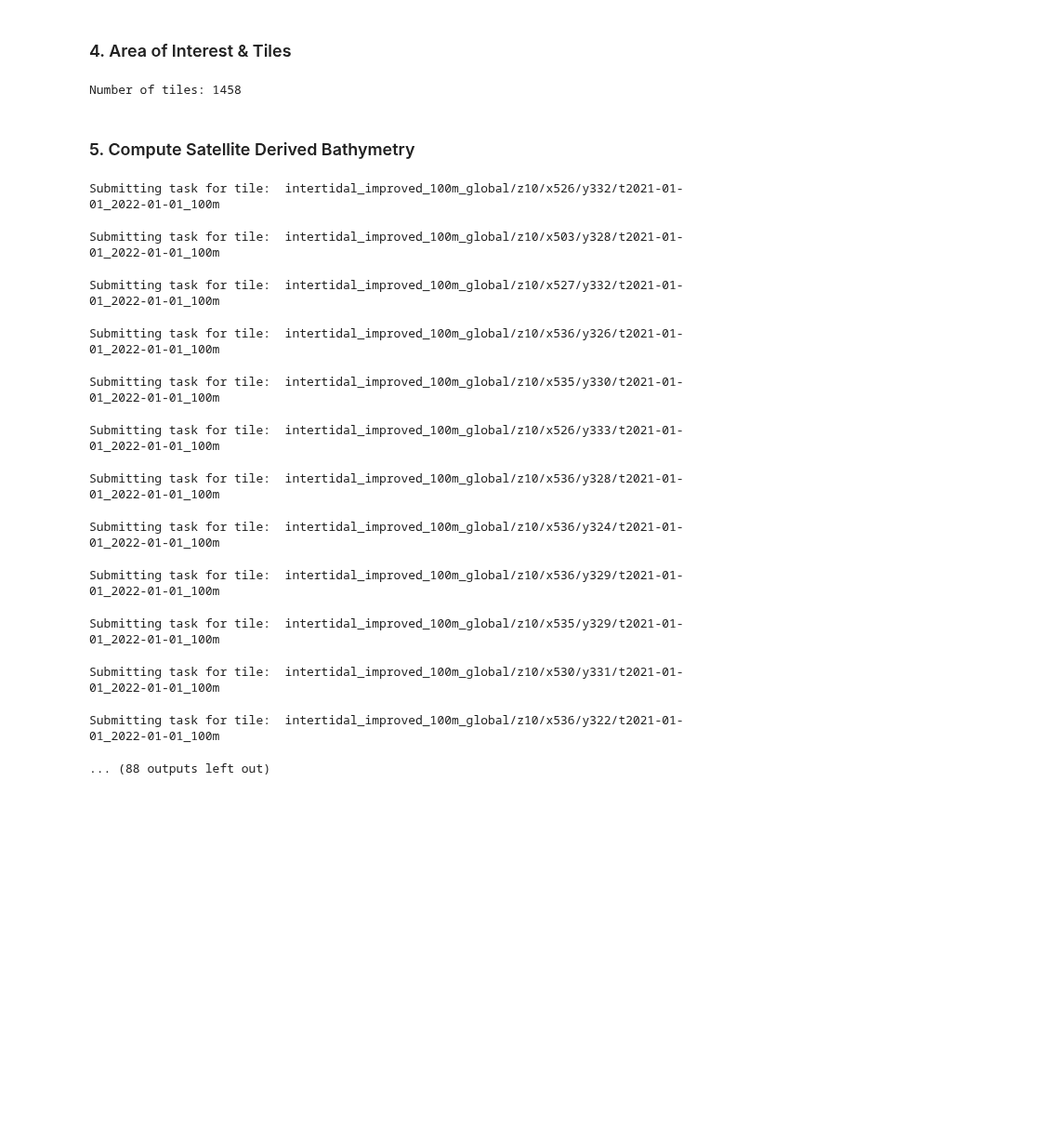
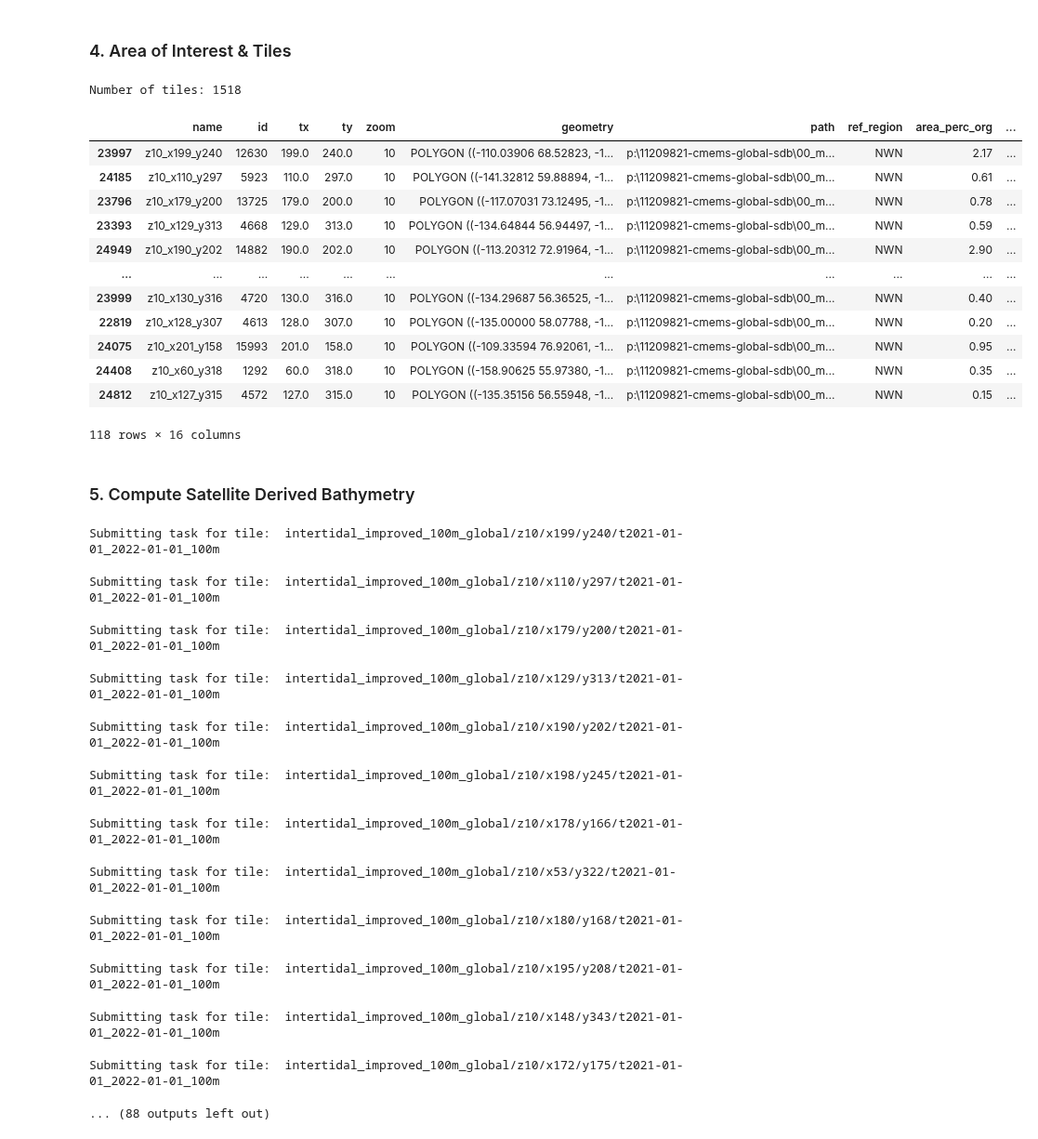
Before and after one commit to openearth/eo-bathymetry, a Jupyter notebook: notebooks/cmems-bathymetry/02_download_proxies.ipynb, the cells around one changed output. Shown at 93% size. Cells and saved outputs as stored; diff of their text form; code cells hidden in the pictures; blank space fills up the shorter version.

```diff
--- a/notebooks/cmems-bathymetry/02_download_proxies.ipynb
+++ b/notebooks/cmems-bathymetry/02_download_proxies.ipynb
@@ -97,7 +97,7 @@ gdf_mask = gpd.read_parquet(file_path_mask)
 gdf_mask_ed = gpd.read_parquet(file_path_mask_ed)
 gdf_tiles = gpd.read_parquet(file_path_tiles)
 # %%
-project_name = "NEU"
+project_name = "NWN"
 
 if run_mode == 'local':
 
@@ -177,7 +177,25 @@ if run_mode == 'global':
     # put to gdf_tiles
     gdf_tiles = gdf_tiles_red
 # %% [output]
-Number of tiles: 1458
+Number of tiles: 1518
+# %%
+gdf_tiles = gdf_tiles[1400:]
+# %%
+gdf_tiles
+# %% [output]
+|  | name | id | tx | ty | zoom | geometry | path | ref_region | area_perc_org | ... |
+| 23997 | z10_x199_y240 | 12630 | 199.0 | 240.0 | 10 | POLYGON ((-110.03906 68.52823, -1... | p:\11209821-cmems-global-sdb\00_m... | NWN | 2.17 | ... |
+| 24185 | z10_x110_y297 | 5923 | 110.0 | 297.0 | 10 | POLYGON ((-141.32812 59.88894, -1... | p:\11209821-cmems-global-sdb\00_m... | NWN | 0.61 | ... |
+| 23796 | z10_x179_y200 | 13725 | 179.0 | 200.0 | 10 | POLYGON ((-117.07031 73.12495, -1... | p:\11209821-cmems-global-sdb\00_m... | NWN | 0.78 | ... |
+| 23393 | z10_x129_y313 | 4668 | 129.0 | 313.0 | 10 | POLYGON ((-134.64844 56.94497, -1... | p:\11209821-cmems-global-sdb\00_m... | NWN | 0.59 | ... |
+| 24949 | z10_x190_y202 | 14882 | 190.0 | 202.0 | 10 | POLYGON ((-113.20312 72.91964, -1... | p:\11209821-cmems-global-sdb\00_m... | NWN | 2.90 | ... |
+| ... | ... | ... | ... | ... | ... | ... | ... | ... | ... | ... |
+| 23999 | z10_x130_y316 | 4720 | 130.0 | 316.0 | 10 | POLYGON ((-134.29687 56.36525, -1... | p:\11209821-cmems-global-sdb\00_m... | NWN | 0.40 | ... |
+| 22819 | z10_x128_y307 | 4613 | 128.0 | 307.0 | 10 | POLYGON ((-135.00000 58.07788, -1... | p:\11209821-cmems-global-sdb\00_m... | NWN | 0.20 | ... |
+| 24075 | z10_x201_y158 | 15993 | 201.0 | 158.0 | 10 | POLYGON ((-109.33594 76.92061, -1... | p:\11209821-cmems-global-sdb\00_m... | NWN | 0.95 | ... |
+| 24408 | z10_x60_y318 | 1292 | 60.0 | 318.0 | 10 | POLYGON ((-158.90625 55.97380, -1... | p:\11209821-cmems-global-sdb\00_m... | NWN | 0.35 | ... |
+| 24812 | z10_x127_y315 | 4572 | 127.0 | 315.0 | 10 | POLYGON ((-135.35156 56.55948, -1... | p:\11209821-cmems-global-sdb\00_m... | NWN | 0.15 | ... |
+118 rows × 16 columns
 # %%
 # Plot area of interest
 # m = folium.Map(location=[gdf_aoi.centroid.y, gdf_aoi.centroid.x], zoom_start=6)
@@ -574,19 +592,19 @@ for idx, row in tqdm(gdf_tiles.iterrows(), total=gdf_tiles.shape[0]):
 start_time = time.time()
 
 # save the task list as a pickle file
-with open(os.path.join(file_path_progress, ("tasks_" + project_name +".pkl")), "wb") as f:
+with open(os.path.join(file_path_progress, ("tasks_" + project_name +"2.pkl")), "wb") as f:
     pickle.dump(tasks, f)
 # %% [output]
-Submitting task for tile:  intertidal_improved_100m_global/z10/x526/y332/t2021-01-01_2022-01-01_100m
+Submitting task for tile:  intertidal_improved_100m_global/z10/x199/y240/t2021-01-01_2022-01-01_100m
-Submitting task for tile:  intertidal_improved_100m_global/z10/x503/y328/t2021-01-01_2022-01-01_100m
+Submitting task for tile:  intertidal_improved_100m_global/z10/x110/y297/t2021-01-01_2022-01-01_100m
-Submitting task for tile:  intertidal_improved_100m_global/z10/x527/y332/t2021-01-01_2022-01-01_100m
+Submitting task for tile:  intertidal_improved_100m_global/z10/x179/y200/t2021-01-01_2022-01-01_100m
-Submitting task for tile:  intertidal_improved_100m_global/z10/x536/y326/t2021-01-01_2022-01-01_100m
+Submitting task for tile:  intertidal_improved_100m_global/z10/x129/y313/t2021-01-01_2022-01-01_100m
-Submitting task for tile:  intertidal_improved_100m_global/z10/x535/y330/t2021-01-01_2022-01-01_100m
+Submitting task for tile:  intertidal_improved_100m_global/z10/x190/y202/t2021-01-01_2022-01-01_100m
-Submitting task for tile:  intertidal_improved_100m_global/z10/x526/y333/t2021-01-01_2022-01-01_100m
+Submitting task for tile:  intertidal_improved_100m_global/z10/x198/y245/t2021-01-01_2022-01-01_100m
-Submitting task for tile:  intertidal_improved_100m_global/z10/x536/y328/t2021-01-01_2022-01-01_100m
+Submitting task for tile:  intertidal_improved_100m_global/z10/x178/y166/t2021-01-01_2022-01-01_100m
-Submitting task for tile:  intertidal_improved_100m_global/z10/x536/y324/t2021-01-01_2022-01-01_100m
+Submitting task for tile:  intertidal_improved_100m_global/z10/x53/y322/t2021-01-01_2022-01-01_100m
-Submitting task for tile:  intertidal_improved_100m_global/z10/x536/y329/t2021-01-01_2022-01-01_100m
+Submitting task for tile:  intertidal_improved_100m_global/z10/x180/y168/t2021-01-01_2022-01-01_100m
-Submitting task for tile:  intertidal_improved_100m_global/z10/x535/y329/t2021-01-01_2022-01-01_100m
+Submitting task for tile:  intertidal_improved_100m_global/z10/x195/y208/t2021-01-01_2022-01-01_100m
-Submitting task for tile:  intertidal_improved_100m_global/z10/x530/y331/t2021-01-01_2022-01-01_100m
+Submitting task for tile:  intertidal_improved_100m_global/z10/x148/y343/t2021-01-01_2022-01-01_100m
-Submitting task for tile:  intertidal_improved_100m_global/z10/x536/y322/t2021-01-01_2022-01-01_100m
+Submitting task for tile:  intertidal_improved_100m_global/z10/x172/y175/t2021-01-01_2022-01-01_100m
 ... (88 outputs left out)
```
Also changed, not shown: parts of 3 cells of this notebook.
